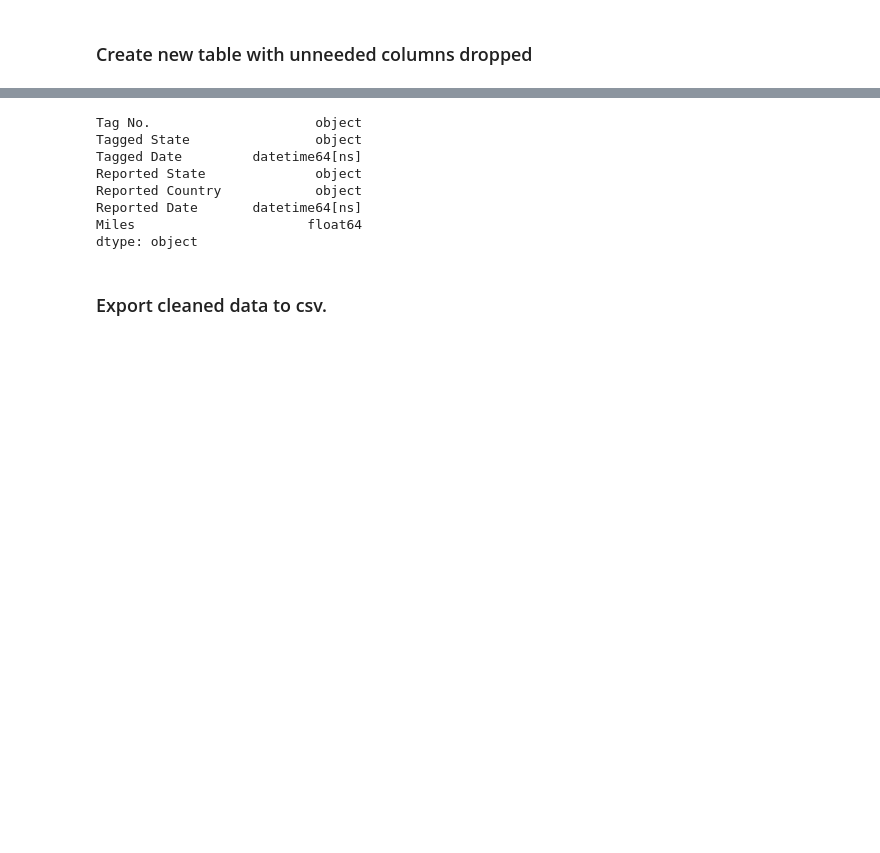
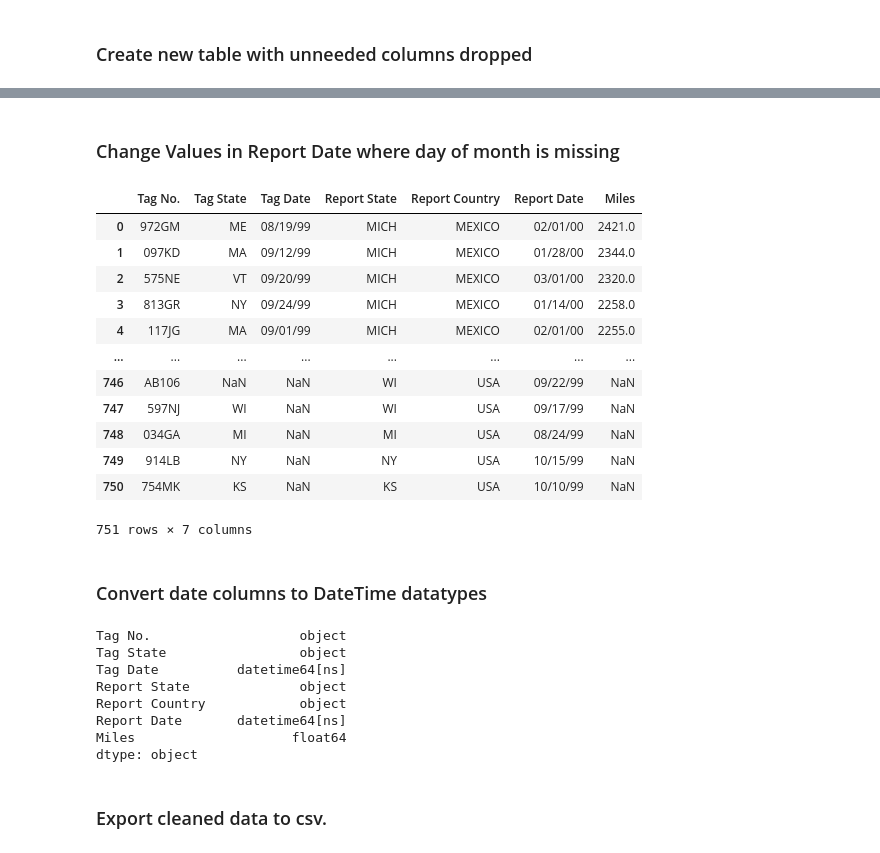
Before and after one commit to ArinkB/Monarchs, a Jupyter notebook: Data/Monarchs_1999_cleanup.ipynb, the cells around one changed output, grey strips where cells are left out. Drawn from its saved outputs; the diff is of its cells as text; code cells hidden in the pictures; blank space fills up the shorter version.

```diff
--- a/Data/Monarchs_1999_cleanup.ipynb
+++ b/Data/Monarchs_1999_cleanup.ipynb
@@ -157,15 +140,38 @@ new_table
+# %% [markdown]
+### Change Values in Report Date where day of month is missing
+# %%
+new_table.loc[new_table['Report Date'] == '02/00', 'Report Date'] = '02/01/00'
+new_table.loc[new_table['Report Date'] == '5/00', 'Report Date'] = '05/01/00'
+new_table.loc[new_table['Report Date'] == '04/00', 'Report Date'] = '04/01/00'
+new_table
+# %% [output]
+|  | Tag No. | Tag State | Tag Date | Report State | Report Country | Report Date | Miles |
+| 0 | 972GM | ME | 08/19/99 | MICH | MEXICO | 02/01/00 | 2421.0 |
+| 1 | 097KD | MA | 09/12/99 | MICH | MEXICO | 01/28/00 | 2344.0 |
+| 2 | 575NE | VT | 09/20/99 | MICH | MEXICO | 03/01/00 | 2320.0 |
+| 3 | 813GR | NY | 09/24/99 | MICH | MEXICO | 01/14/00 | 2258.0 |
+| 4 | 117JG | MA | 09/01/99 | MICH | MEXICO | 02/01/00 | 2255.0 |
+| ... | ... | ... | ... | ... | ... | ... | ... |
+| 746 | AB106 | NaN | NaN | WI | USA | 09/22/99 | NaN |
+| 747 | 597NJ | WI | NaN | WI | USA | 09/17/99 | NaN |
+| 748 | 034GA | MI | NaN | MI | USA | 08/24/99 | NaN |
+| 749 | 914LB | NY | NaN | NY | USA | 10/15/99 | NaN |
+| 750 | 754MK | KS | NaN | KS | USA | 10/10/99 | NaN |
+751 rows × 7 columns
+# %% [markdown]
+### Convert date columns to DateTime datatypes
 # %%
-new_table["Tagged Date"]= pd.to_datetime(new_table["Tagged Date"])
-new_table["Reported Date"]= pd.to_datetime(new_table["Reported Date"])
+new_table["Tag Date"]= pd.to_datetime(new_table["Tag Date"])
+new_table["Report Date"]= pd.to_datetime(new_table["Report Date"])
 new_table.dtypes
 # %% [output]
-Tag No.                     object
-Tagged State                object
-Tagged Date         datetime64[ns]
-Reported State              object
-Reported Country            object
-Reported Date       datetime64[ns]
-Miles                      float64
+Tag No.                   object
+Tag State                 object
+Tag Date          datetime64[ns]
+Report State              object
+Report Country            object
+Report Date       datetime64[ns]
+Miles                    float64
 dtype: object
 # %%
 del df2, df3, df4, df5
```
Also changed, not shown: parts of 10 cells of this notebook, 8 other files.
